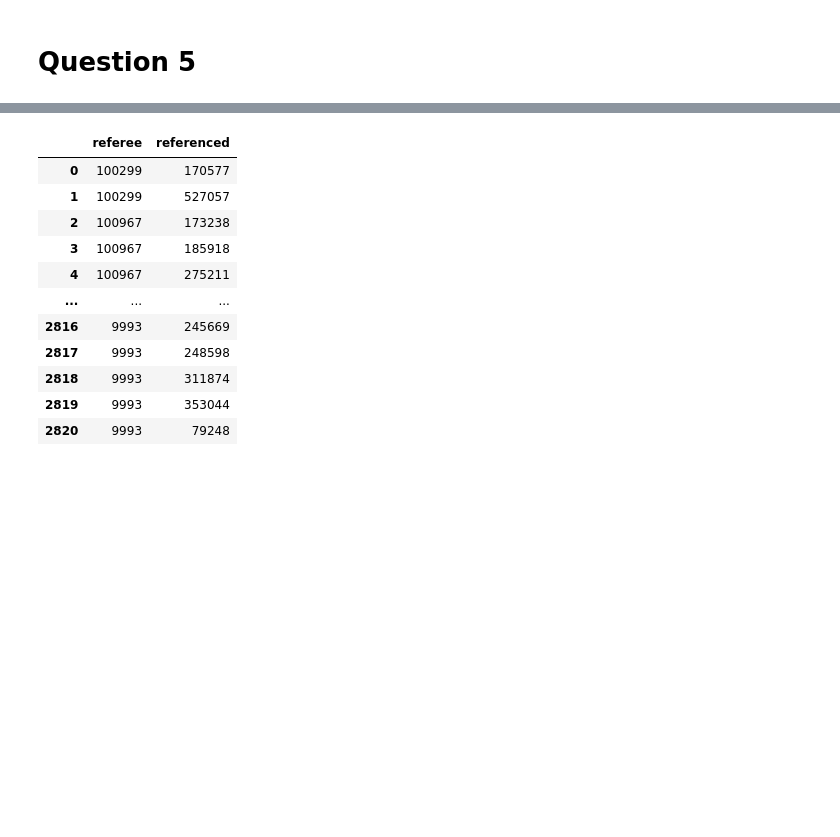
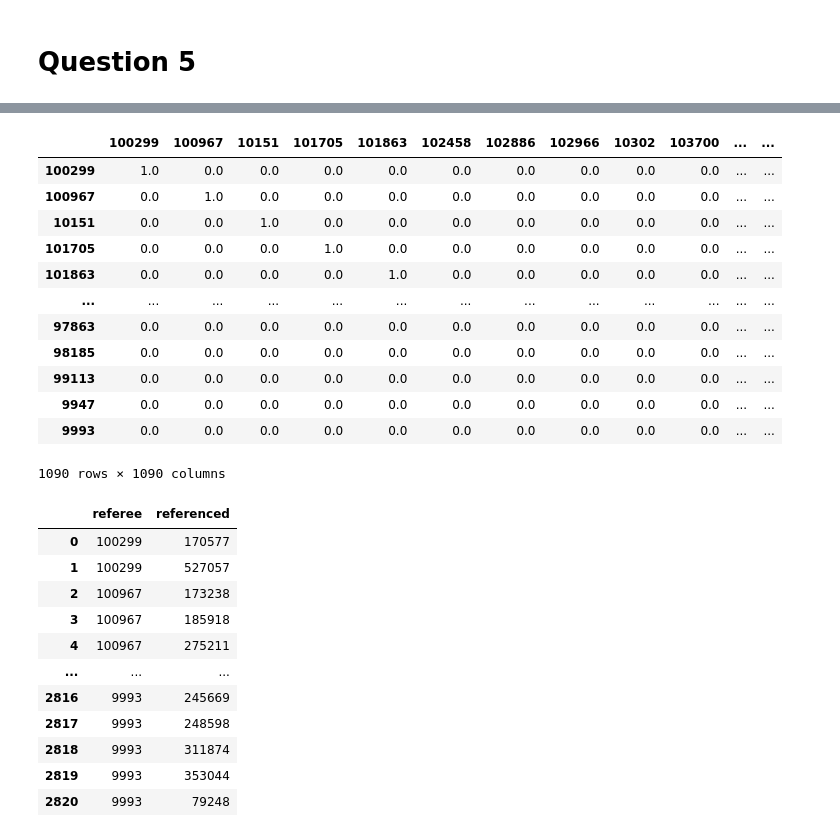
Before and after one commit to clementbernardd/LOG6308, a Jupyter notebook: TP2/TP2_groupe7.ipynb, the cells around one changed output, grey strips where cells are left out. Drawn from its saved outputs; the diff is of its cells as text; code cells hidden in the pictures; blank space fills up the shorter version.

```diff
--- a/TP2/TP2_groupe7.ipynb
+++ b/TP2/TP2_groupe7.ipynb
@@ -613,3 +629,29 @@ df_sim_term_document[df_sim_term_document.index == 422908]
+# %%
+def convert_recommendation_matrix(recommendations, m=m) :
+    ''' Convert the Top N recommendations to be represented as 1 in a 1090x1090 matrix '''
+    # A 1090x1090 matrix with 1 when there is a recommendation
+    m_rec = pd.DataFrame(np.zeros((m.shape[0], m.shape[0])), columns = list(m.index), index = list(m.index))
+
+    for (index, row) in recommendations.iterrows() :
+        for k in row :
+            m_rec.loc[index,k] = 1
+    return m_rec
+# %%
+convert_recommendation_matrix(df_sim_term_document)
+# %% [output]
+|  | 100299 | 100967 | 10151 | 101705 | 101863 | 102458 | 102886 | 102966 | 10302 | 103700 | ... | ... |
+| 100299 | 1.0 | 0.0 | 0.0 | 0.0 | 0.0 | 0.0 | 0.0 | 0.0 | 0.0 | 0.0 | ... | ... |
+| 100967 | 0.0 | 1.0 | 0.0 | 0.0 | 0.0 | 0.0 | 0.0 | 0.0 | 0.0 | 0.0 | ... | ... |
+| 10151 | 0.0 | 0.0 | 1.0 | 0.0 | 0.0 | 0.0 | 0.0 | 0.0 | 0.0 | 0.0 | ... | ... |
+| 101705 | 0.0 | 0.0 | 0.0 | 1.0 | 0.0 | 0.0 | 0.0 | 0.0 | 0.0 | 0.0 | ... | ... |
+| 101863 | 0.0 | 0.0 | 0.0 | 0.0 | 1.0 | 0.0 | 0.0 | 0.0 | 0.0 | 0.0 | ... | ... |
+| ... | ... | ... | ... | ... | ... | ... | ... | ... | ... | ... | ... | ... |
+| 97863 | 0.0 | 0.0 | 0.0 | 0.0 | 0.0 | 0.0 | 0.0 | 0.0 | 0.0 | 0.0 | ... | ... |
+| 98185 | 0.0 | 0.0 | 0.0 | 0.0 | 0.0 | 0.0 | 0.0 | 0.0 | 0.0 | 0.0 | ... | ... |
+| 99113 | 0.0 | 0.0 | 0.0 | 0.0 | 0.0 | 0.0 | 0.0 | 0.0 | 0.0 | 0.0 | ... | ... |
+| 9947 | 0.0 | 0.0 | 0.0 | 0.0 | 0.0 | 0.0 | 0.0 | 0.0 | 0.0 | 0.0 | ... | ... |
+| 9993 | 0.0 | 0.0 | 0.0 | 0.0 | 0.0 | 0.0 | 0.0 | 0.0 | 0.0 | 0.0 | ... | ... |
+1090 rows × 1090 columns
 # %%
 m_base = pd.read_table(TABLE_PATH, sep=' ')
 
```
Also changed, not shown: parts of 19 cells of this notebook.
